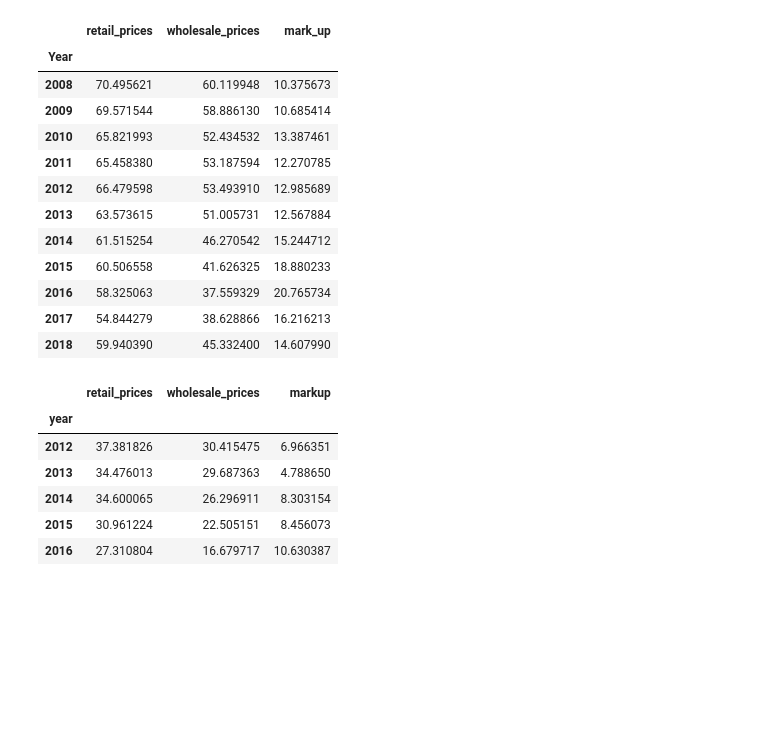
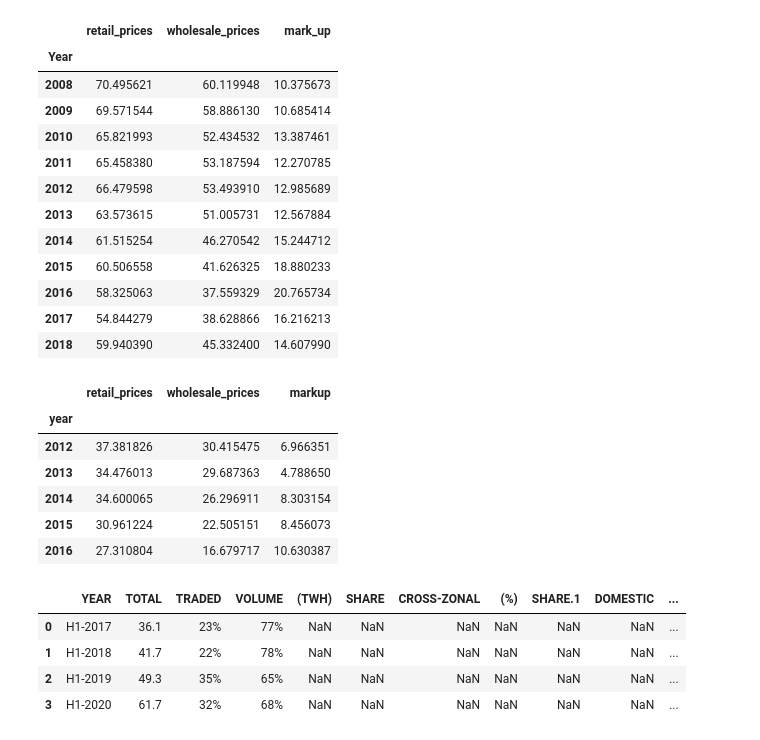
Before and after one commit to hypertechsa/acer-visualisation, a Jupyter notebook: mine.ipynb, the cells around one changed output. Drawn from its saved outputs; the diff is of its cells as text; code cells hidden in the pictures; blank space fills up the shorter version.

```diff
--- a/mine.ipynb
+++ b/mine.ipynb
@@ -265,5 +265,12 @@ elc.to_csv(r'assets/electricity_markup.csv')
 # %%
 import pandas as pd
 
 ren = pd.read_clipboard()
-ren.to_csv(r'assets/covid_renewable.csv')
+# ren.to_csv(r'assets/covid_renewable.csv')
+ren.head()
+# %% [output]
+|  | YEAR | TOTAL | TRADED | VOLUME | (TWH) | SHARE | CROSS-ZONAL | (%) | SHARE.1 | DOMESTIC | ... |
+| 0 | H1-2017 | 36.1 | 23% | 77% | NaN | NaN | NaN | NaN | NaN | NaN | ... |
+| 1 | H1-2018 | 41.7 | 22% | 78% | NaN | NaN | NaN | NaN | NaN | NaN | ... |
+| 2 | H1-2019 | 49.3 | 35% | 65% | NaN | NaN | NaN | NaN | NaN | NaN | ... |
+| 3 | H1-2020 | 61.7 | 32% | 68% | NaN | NaN | NaN | NaN | NaN | NaN | ... |
```
Also changed, not shown: parts of 4 cells of this notebook, 5 other files.
